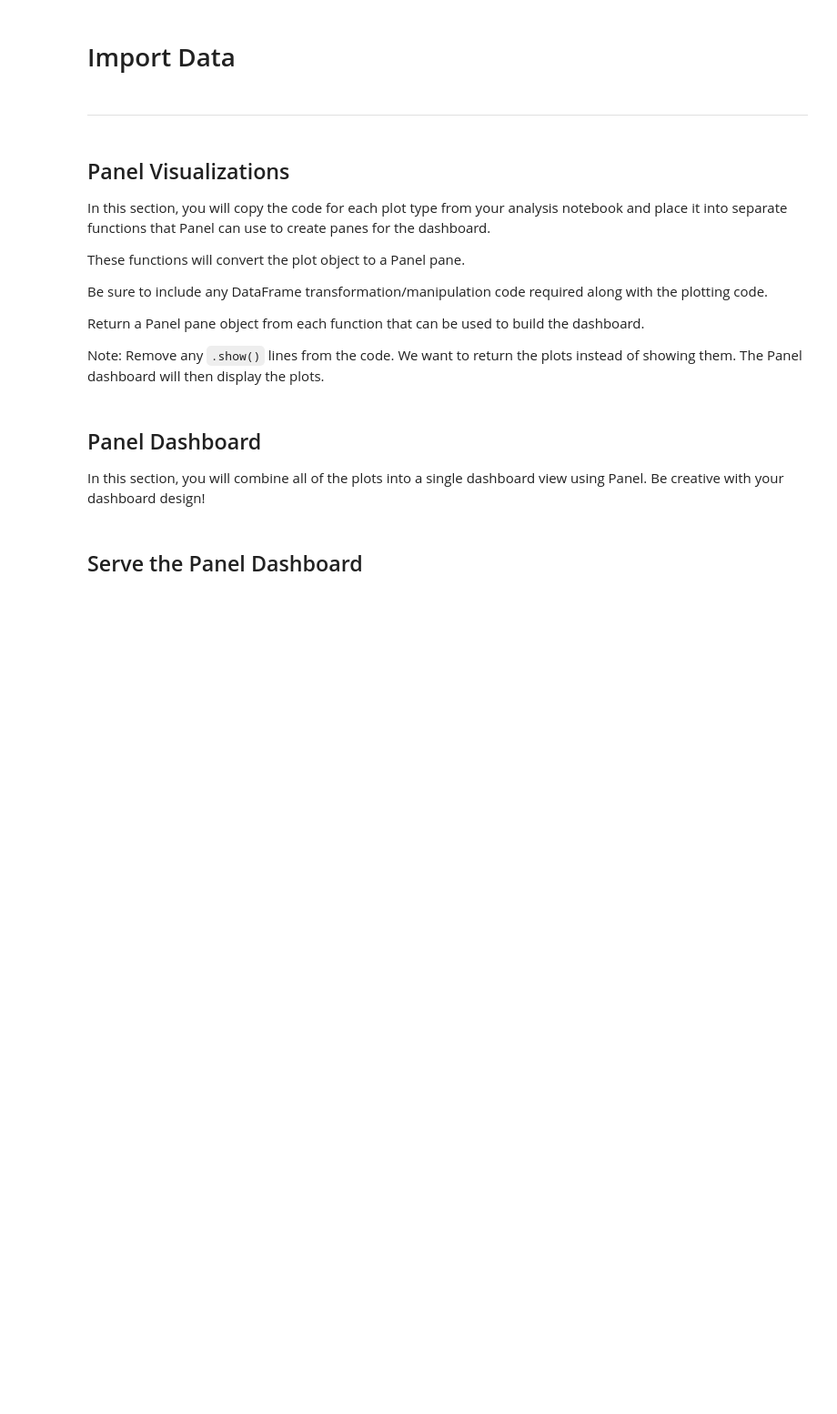
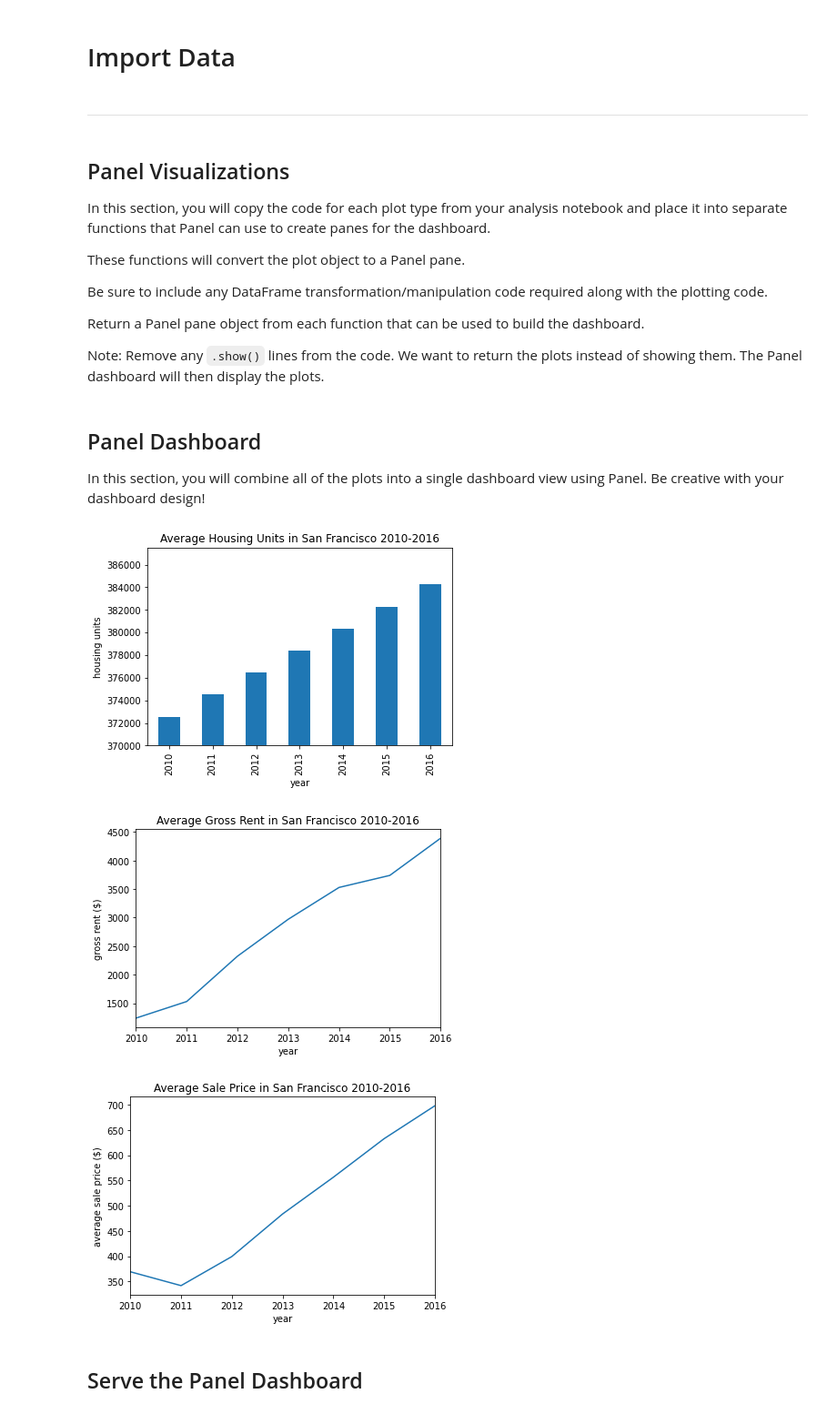
Before and after one commit to dbogatic/pyviz-homework, a Jupyter notebook: dashboard.ipynb, the cells around one changed output. Shown at 91% size. Saved outputs shown, nothing was run; the diff lists cells and outputs as text; code cells hidden in the pictures; blank space fills up the shorter version.

```diff
--- a/dashboard.ipynb
+++ b/dashboard.ipynb
@@ -54,32 +56,31 @@ def get_housing_units_per_year():
     plt.ylim(370000,387500)
     plt.ylabel('housing units')
 
-
     return housing_units_per_year
 
-def get_average_gross_rent_plot():
+
+def get_average_gross_rent():
     """Average Gross Rent in San Francisco Per Year."""
 
     average_gross_rent = sfo_data.groupby('year').mean()
     average_gross_rent = average_gross_rent[['gross_rent']]
-    average_gross_rent
-    average_gross_rent.plot.line(title="Average Gross Rent in San Francisco 2010-2016", legend=None)
+    average_gross_rent = average_gross_rent.plot.line(title="Average Gross Rent in San Francisco 2010-2016", legend=None)
     plt.ylabel('gross rent ($)')
 
     return average_gross_rent
 
 
 
-def get_average_sale_price_plot():
+def get_average_sale_price():
     """Average Sales Price Per Year."""
 
     average_sale_price = sfo_data.groupby('year').mean()
     average_sale_price = average_sale_price[['sale_price_sqr_foot']]
 
-    average_sale_price_plot = average_sale_price.plot.line(title="Average Sale Price in San Francisco 2010-2016", legend=None)
+    average_sale_price = average_sale_price.plot.line(title="Average Sale Price in San Francisco 2010-2016", legend=None)
     plt.ylabel('average sale price ($)')
 
-    return average_sale_price_plot
+    return average_sale_price
 
 
 
@@ -87,9 +88,9 @@ def get_average_price_by_neighborhood():
     """Average Prices by Neighborhood."""
 
     sfo_average_data = sfo_data.groupby(['year','neighborhood']).mean()
-    average_price_by_neighborhood = sfo_average_data.hvplot.line(groupby='neighborhood',x='year', y='sale_price_sqr_foot', label="Average Sale Price", widget_location='top')
+    average_price_by_neighborhood_plot = sfo_average_data.hvplot.line(groupby='neighborhood',x='year', y='sale_price_sqr_foot', label="Average Sale Price", widget_location='top')
 
-    return get_average_price_by_neighborhood
+    return average_price_by_neighborhood_plot
 
 
 
@@ -100,9 +101,9 @@ def get_top_ten_most_expensive_neighborhoods():
     sfo_average_data.iloc[:,0]
     sfo_average_data_sorted = sfo_average_data.iloc[:,0].sort_values(ascending=False)
     sfo_top_ten_sale_price = sfo_average_data_sorted.head(10)
-    top_ten_most_expensive_neighborhoods = sfo_top_ten_sale_price.hvplot.bar(ylabel='sale price ($)',x='neighborhood', ylim=(600,950),y='sale_price_sqr_foot', rot=60,label="Top 10 Sale Price")
+    sfo_top_ten_sale_price_plot = sfo_top_ten_sale_price.hvplot.bar(ylabel='sale price ($)',x='neighborhood', ylim=(600,950),y='sale_price_sqr_foot', rot=60,label="Top 10 Sale Price")
 
-    return top_ten_most_expensive_neighborhoods
+    return sfo_top_ten_sale_price
 
 
 
@@ -168,10 +169,16 @@ def get_neighborhood_map():
 
 In this section, you will combine all of the plots into a single dashboard view using Panel. Be creative with your dashboard design!
 # %%
-bar_column = pn.Column("## San Francisco Average Housing Data",get_housing_units_per_year(), get_average_sale_price_plot(), get_average_gross_rent_plot(), get_average_price_by_neighborhood(), get_top_ten_most_expensive_neighborhoods())
+bar_column = pn.Column("## Average Data", get_housing_units_per_year(), get_average_gross_rent(), get_average_sale_price())
+
+bar_average_column = pn.Column("## Average Data by Neighborhood",get_average_price_by_neighborhood(),get_top_ten_most_expensive_neighborhoods())
 
 statistics_column = pn.Column("## Statistics Data", get_parallel_coordinates(), get_parallel_categories())
 
 geo_column = pn.Column("## Geo Data", get_neighborhood_map())
+# %% [output]
+[figure, added]
+[figure, added]
+[figure, added]
 # %%
 sfo_housing_dashbord = pn.Tabs(
```
Also changed, not shown: parts of 3 cells of this notebook, 1 other file.
